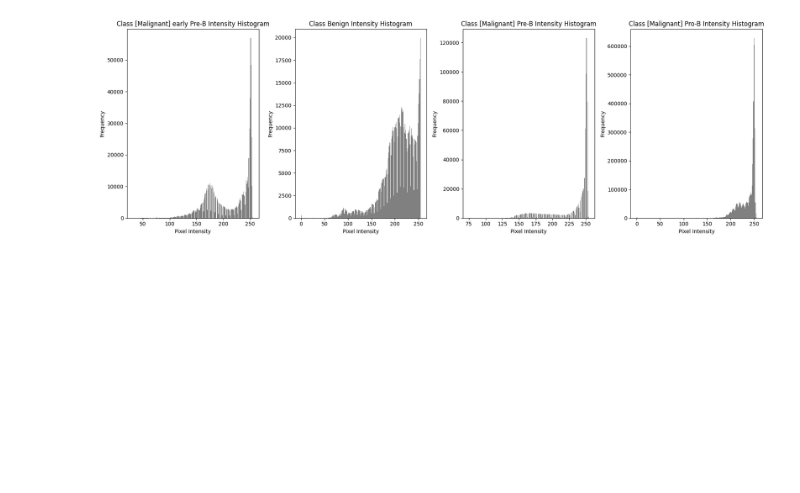
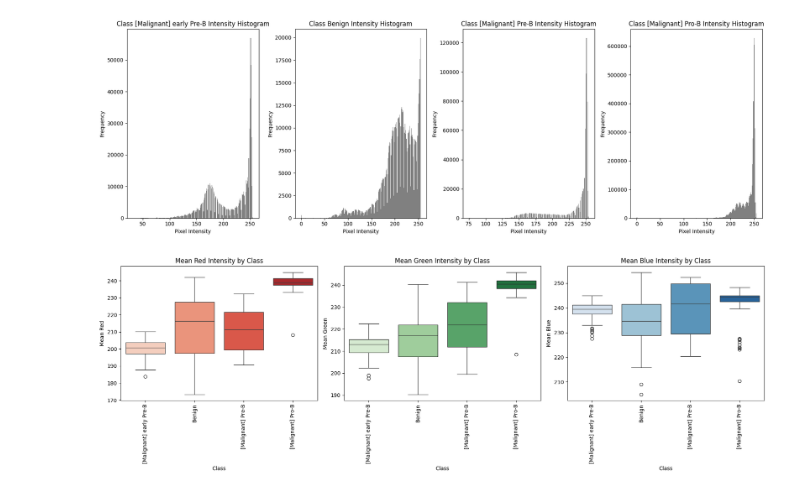
Before and after one commit to UritiSrikanth/Blood-Cells-Cancer-detection-using-CNN, a Jupyter notebook: EDA_of_the_project.ipynb, the cells around one changed output. Cells and saved outputs as stored; diff of their text form; code cells hidden in the pictures; blank space fills up the shorter version.

```diff
--- a/EDA_of_the_project.ipynb
+++ b/EDA_of_the_project.ipynb
@@ -245,3 +245,63 @@ plt.tight_layout()
 plt.show()
 # %% [output]
 [figure]
+# %%
+# List to store color channel statistics for each image
+color_channel_stats = []
+
+# Iterate over each class folder
+for class_name in os.listdir(dataset_path):
+    class_folder = os.path.join(dataset_path, class_name)
+    if os.path.isdir(class_folder):
+        # Iterate over a subset of images in the class folder to limit processing time
+        for image_name in os.listdir(class_folder)[:100]:  # Limiting to first 100 images per class
+            image_path = os.path.join(class_folder, image_name)
+            try:
+                # Open image and get pixel values for each color channel
+                with Image.open(image_path) as img:
+                    img_rgb = img.convert("RGB")  # Ensure the image is in RGB format
+                    r, g, b = img_rgb.split()     # Split into Red, Green, Blue channels
+
+                    # Calculate mean values for each channel
+                    mean_r = np.mean(np.array(r))
+                    mean_g = np.mean(np.array(g))
+                    mean_b = np.mean(np.array(b))
+
+                    # Store the mean color values along with the class name
+                    color_channel_stats.append({
+                        'Class': class_name,
+                        'Mean Red': mean_r,
+                        'Mean Green': mean_g,
+                        'Mean Blue': mean_b
+                    })
+            except Exception as e:
+                print(f"Error processing image {image_path}: {e}")
+
+# Convert to DataFrame for easy analysis
+df_color_channel_stats = pd.DataFrame(color_channel_stats)
+
+# Plotting mean color intensities for each channel by class
+plt.figure(figsize=(18, 6))
+
+# Mean Red Intensity
+plt.subplot(1, 3, 1)
+sns.boxplot(x='Class', y='Mean Red', data=df_color_channel_stats, hue='Class', palette="Reds", legend=False)
+plt.xticks(rotation=90)
+plt.title("Mean Red Intensity by Class")
+
+# Mean Green Intensity
+plt.subplot(1, 3, 2)
+sns.boxplot(x='Class', y='Mean Green', data=df_color_channel_stats, hue='Class', palette="Greens", legend=False)
+plt.xticks(rotation=90)
+plt.title("Mean Green Intensity by Class")
+
+# Mean Blue Intensity
+plt.subplot(1, 3, 3)
+sns.boxplot(x='Class', y='Mean Blue', data=df_color_channel_stats, hue='Class', palette="Blues", legend=False)
+plt.xticks(rotation=90)
+plt.title("Mean Blue Intensity by Class")
+
+plt.tight_layout()
+plt.show()
+# %% [output]
+[figure, added]
```
